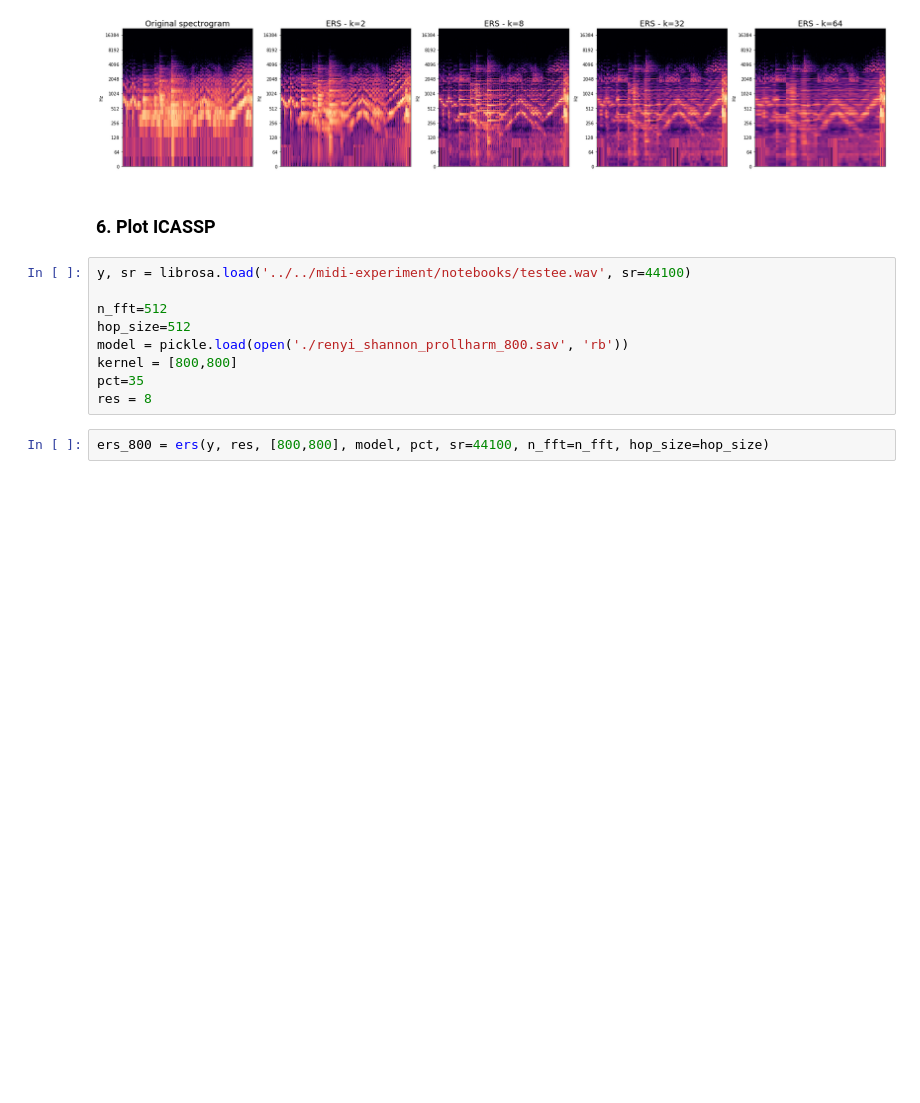
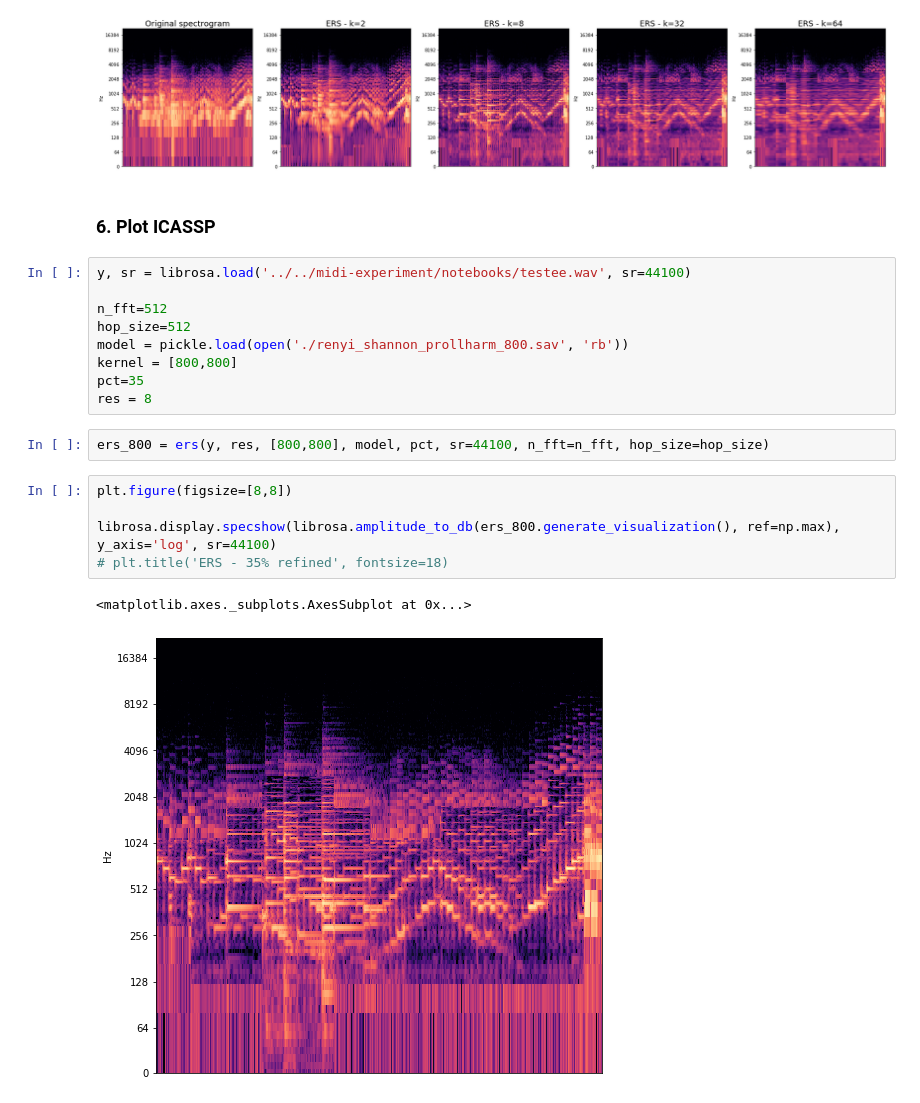
Before and after one commit to nicolasfigueiredo/integration, a Jupyter notebook: notebooks/plots-monografia.ipynb, the cells around one changed output. Cells and saved outputs as stored; diff of their text form; blank space fills up the shorter version.

Commit message:
novos plots

```diff
--- a/notebooks/plots-monografia.ipynb
+++ b/notebooks/plots-monografia.ipynb
@@ -763,4 +763,12 @@ pct=35
 res = 8
 # %%
 ers_800 = ers(y, res, [800,800], model, pct, sr=44100, n_fft=n_fft, hop_size=hop_size)
+# %%
+plt.figure(figsize=[8,8])
+
+librosa.display.specshow(librosa.amplitude_to_db(ers_800.generate_visualization(), ref=np.max), y_axis='log', sr=44100)
+# plt.title('ERS - 35% refined', fontsize=18)
+# %% [output]
+<matplotlib.axes._subplots.AxesSubplot at 0x...>
+[figure, added]
 # %%
```
Also changed, not shown: parts of 1 cell of this notebook, 2 other files.
